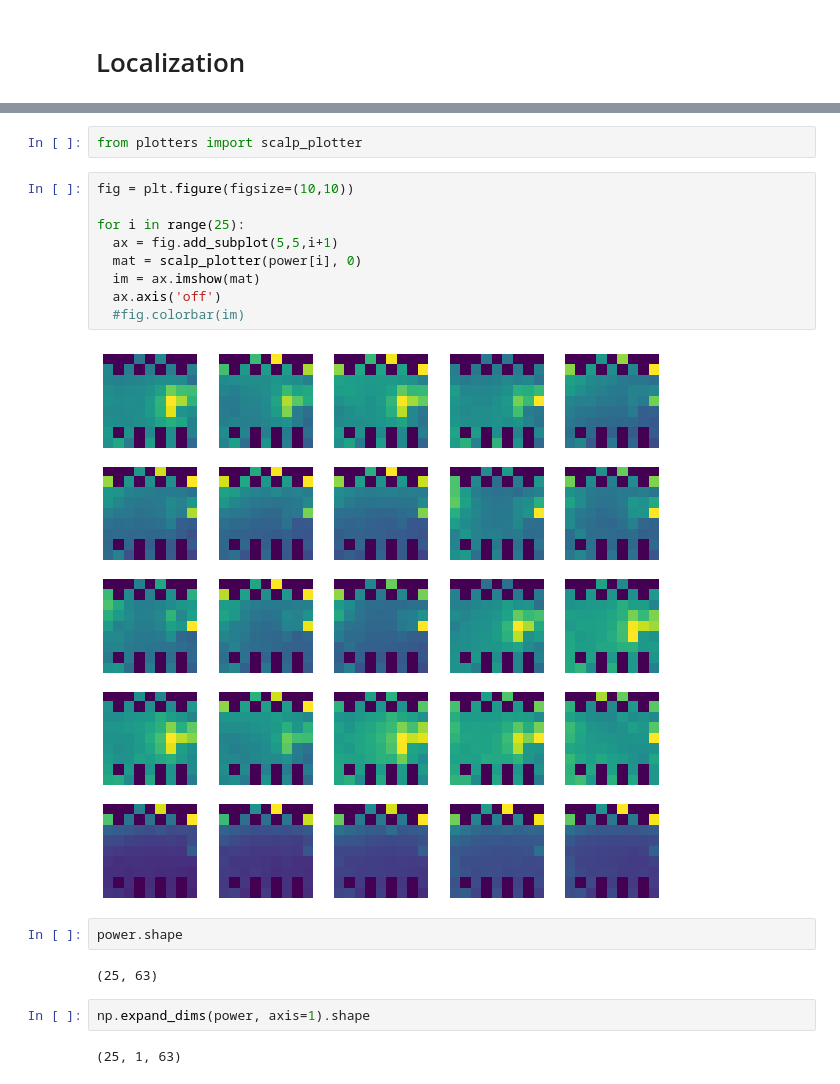
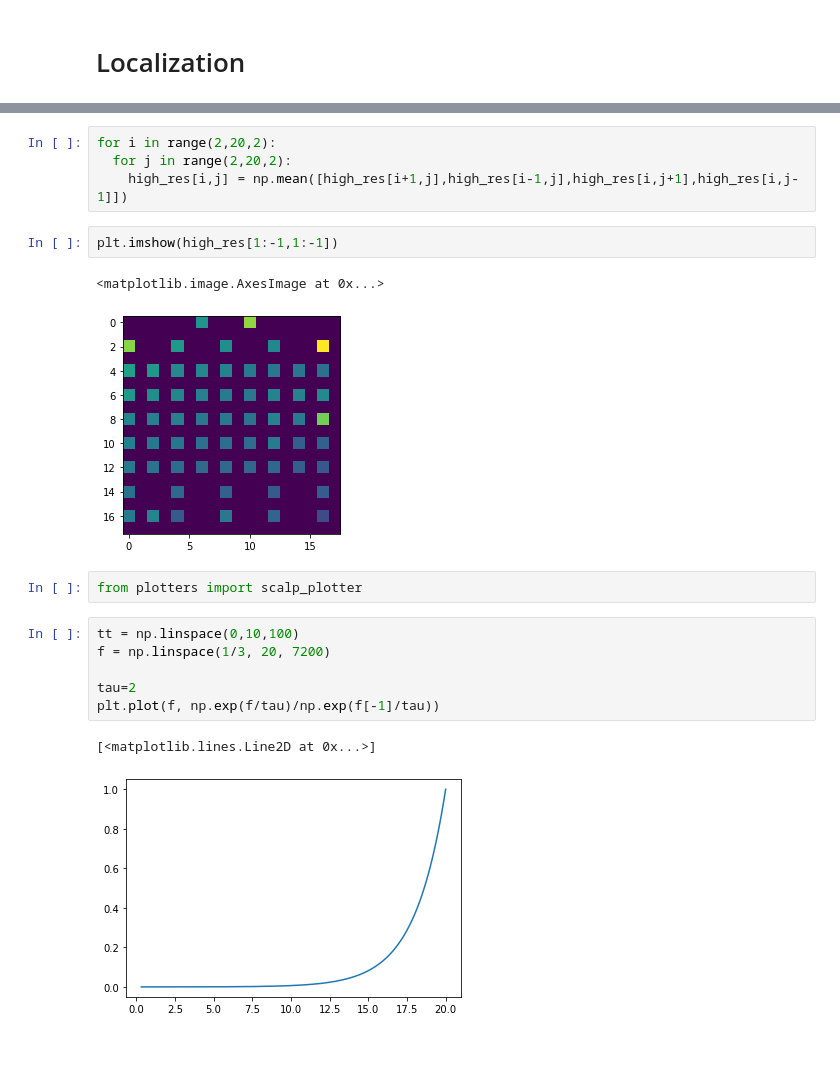
Before and after one commit to alifele/Brain_Computer_Interface, a Jupyter notebook: FFT_and_findingMotor_Cortex.ipynb, the cells around one changed output, grey strips where cells are left out. Saved outputs shown, nothing was run; the diff lists cells and outputs as text; blank space fills up the shorter version.

```diff
--- a/FFT_and_findingMotor_Cortex.ipynb
+++ b/FFT_and_findingMotor_Cortex.ipynb
@@ -128,21 +158,20 @@ plt.colorbar()
+# %%
+for i in range(2,20,2):
+  for j in range(2,20,2):
+    high_res[i,j] = np.mean([high_res[i+1,j],high_res[i-1,j],high_res[i,j+1],high_res[i,j-1]])
+# %%
+plt.imshow(high_res[1:-1,1:-1])
+# %% [output]
+<matplotlib.image.AxesImage at 0x...>
+[figure, added]
 # %%
 from plotters import scalp_plotter
-# %%
-fig = plt.figure(figsize=(10,10))
-
-for i in range(25):
-  ax = fig.add_subplot(5,5,i+1)
-  mat = scalp_plotter(power[i], 0)
-  im = ax.imshow(mat)
-  ax.axis('off')
-  #fig.colorbar(im)
-# %% [output]
-[figure, removed]
-# %%
-power.shape
-# %% [output]
-(25, 63)
-# %%
-np.expand_dims(power, axis=1).shape
-# %% [output]
-(25, 1, 63)
+# %%
+tt = np.linspace(0,10,100)
+f = np.linspace(1/3, 20, 7200)
+
+tau=2
+plt.plot(f, np.exp(f/tau)/np.exp(f[-1]/tau))
+# %% [output]
+[<matplotlib.lines.Line2D at 0x...>]
+[figure, added]
```
Also changed, not shown: parts of 22 cells of this notebook.
